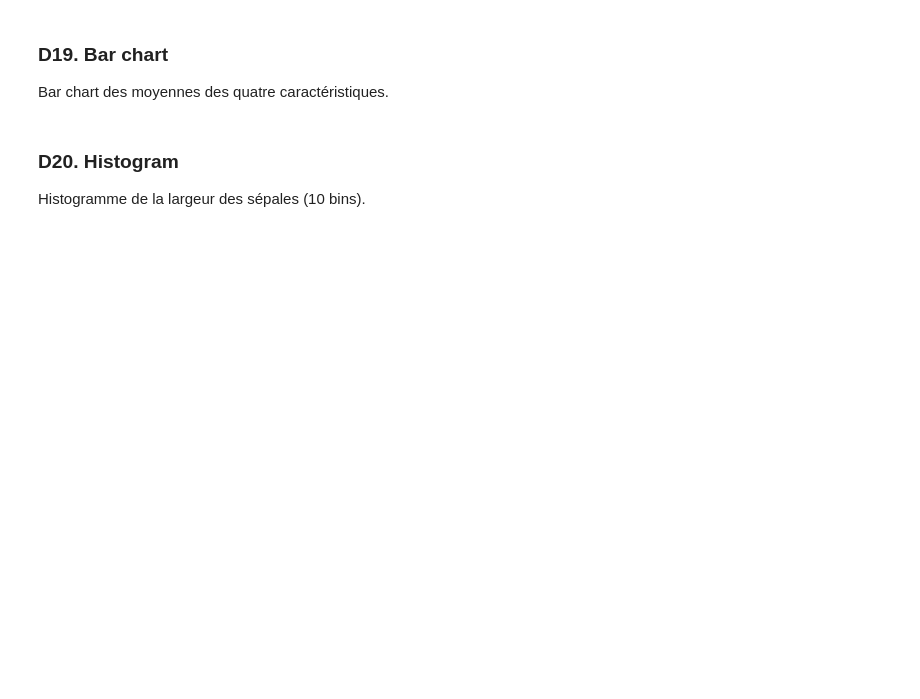
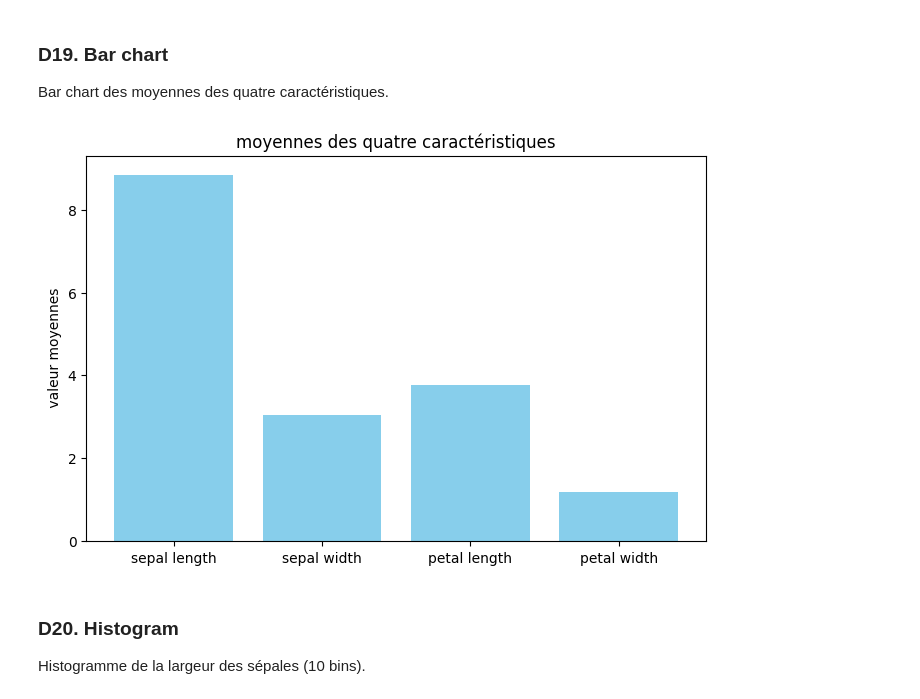
Before and after one commit to USMS-FPK-IA-GI-2025/controle-01-numpy-and-matplotlib-iris-salmaelfadili2010, a Jupyter notebook: notebooks/controle_numpy_matplotlib.ipynb, the cells around one changed output. Cells and saved outputs as stored; diff of their text form; code cells hidden in the pictures; blank space fills up the shorter version.

```diff
--- a/notebooks/controle_numpy_matplotlib.ipynb
+++ b/notebooks/controle_numpy_matplotlib.ipynb
@@ -140,3 +265,14 @@ Bar chart des moyennes des quatre caractéristiques.
+# %%
+# Votre code ici
+column_means=np.mean(features,axis=0)
+features_names=['sepal length','sepal width','petal length','petal width']
+plt.figure(figsize=(8,5))
+plt.bar(features_names,column_means,color='skyblue')
+plt.title('moyennes des quatre caractéristiques')
+plt.ylabel(" valeur moyennes")
+plt.show()
+# %% [output]
+[figure, added]
 # %% [markdown]
 ### D20. Histogram
 Histogramme de la largeur des sépales (10 bins).
```
Also changed, not shown: parts of 49 cells of this notebook.
